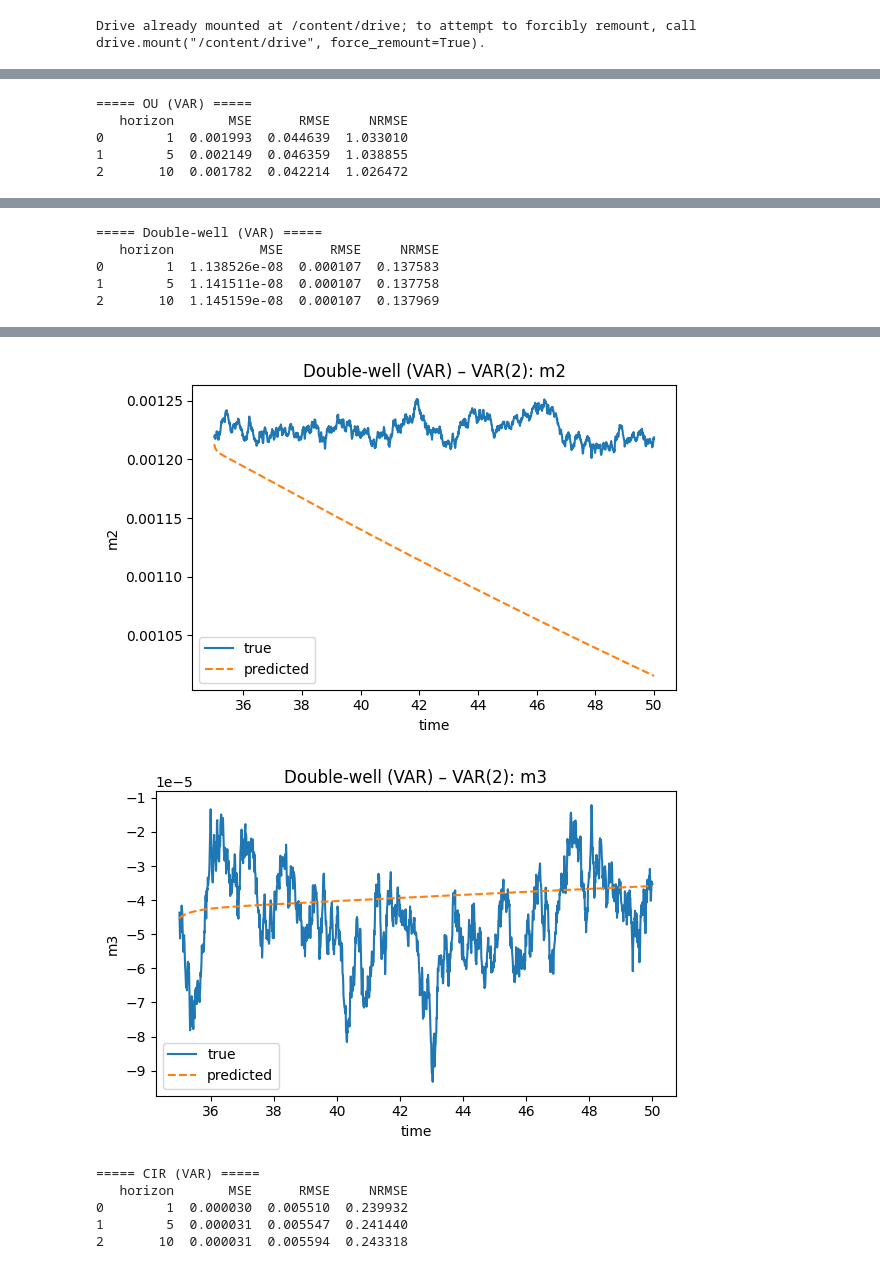
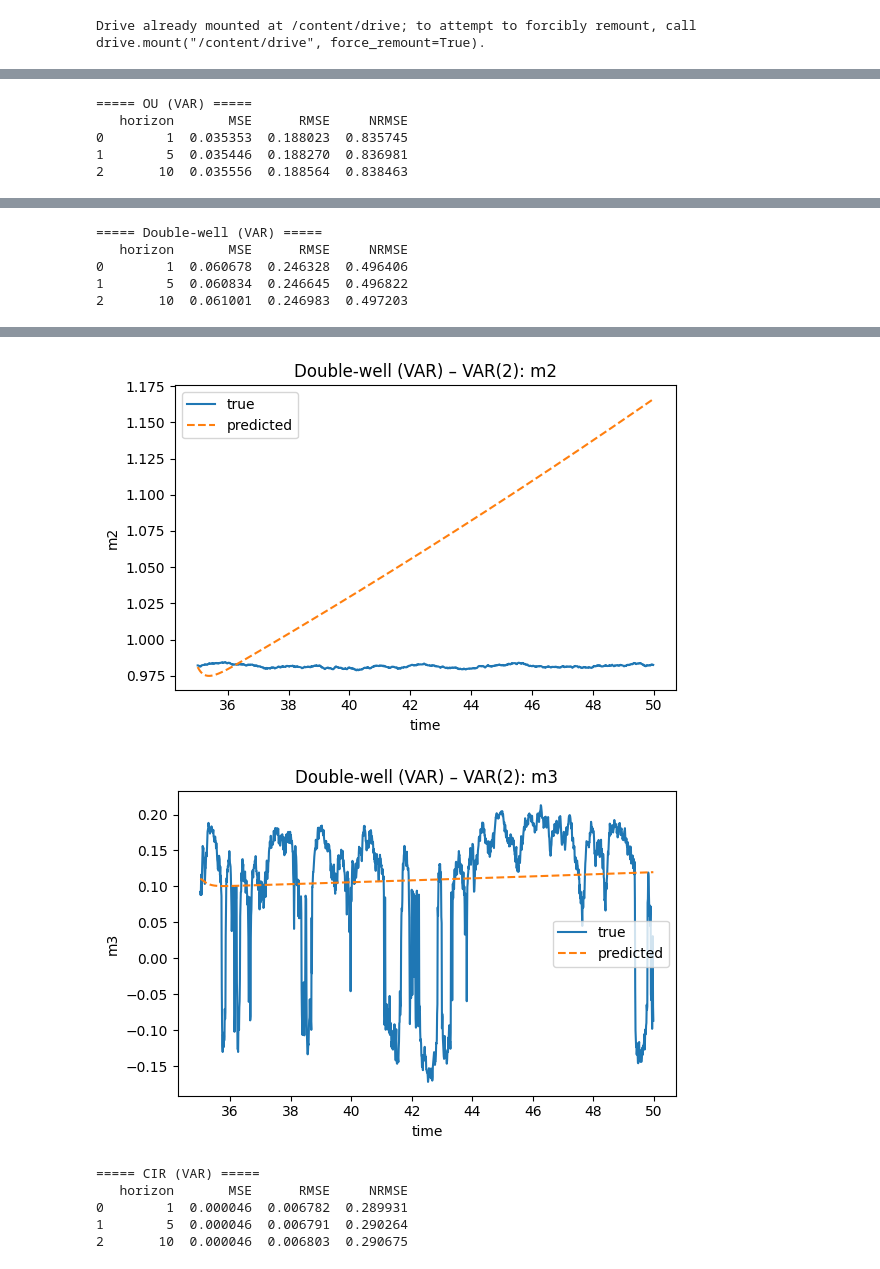
Before and after one commit to alan-w25/ese4380-project, a Jupyter notebook: notebooks/baseline.ipynb, the cells around one changed output, grey strips where cells are left out. Saved outputs shown, nothing was run; the diff lists cells and outputs as text; code cells hidden in the pictures.

Commit message:
baseline with correct data

```diff
--- a/notebooks/baseline.ipynb
+++ b/notebooks/baseline.ipynb
@@ -351 +318,26 @@ def recursive_forecast_poly(M_norm, model, poly, T_train):
+# %%
+def recursive_forecast_poly(M_norm, model, poly, T_train, scale_vec):
+    """
+    Closed-loop rollout of the polynomial baseline.
+
+    M_norm  : [T, k] normalized true moments
+    model   : fitted Ridge model
+    poly    : fitted PolynomialFeatures
+    T_train : train length
+    scale_vec : [k] scaling factors used in training
+    """
+    T, k = M_norm.shape
+    # initial conditions: last two train points
+    prev = M_norm[T_train-1].copy()
+
+    preds = []
+    for t in range(T_train, T-1):
+        # scale input exactly as in training
+        x_scaled = (prev / scale_vec).reshape(1, -1)
+        x_poly = poly.transform(x_scaled)
+        next_pred = model.predict(x_poly)[0]
+        preds.append(next_pred)
+        prev = next_pred
+
+    return np.array(preds)
 # %%
@@ -451,8 +406,12 @@ cir_raw = cir_raw.iloc[1:].reset_index(drop=True)  # drop artifact row
 cir_raw = cir_raw.iloc[:, :10]                     # first 10 moments
 cir_raw.columns = [f"m{k}" for k in range(1, 11)]
 cir_df = add_time_column(cir_raw, dt=0.01)
-ou_df = compute_ou_10_raw_moments_from_csv(OU_RAW_PATH, dt=DT_OU, max_order=10)
 
+ou_raw = pd.read_csv(OU_PATH, header=None)
+ou_raw = ou_raw.iloc[1:].reset_index(drop=True)  # drop artifact row
+ou_raw = ou_raw.iloc[:, :10]                     # first 10 moments
+ou_raw.columns = [f"m{k}" for k in range(1, 11)]
+ou_df = add_time_column(ou_raw, dt=0.01)
 print(ou_df.head())
 print(dw_df.head())
 print(cir_df.head())
@@ -477,8 +435,0 @@ print(cir_df.head())
-# %%
-ou_df  = clean_moment_df(ou_df,  dt=DT_OU, add_time_if_missing=("time" not in ou_df.columns))
-dw_df  = clean_moment_df(dw_df,  dt=0.01,  add_time_if_missing=("time" not in dw_df.columns))
-cir_df = clean_moment_df(cir_df, dt=0.01,  add_time_if_missing=("time" not in cir_df.columns))
-
-print("OU columns: ", ou_df.columns)
-print("DW columns: ", dw_df.columns)
-print("CIR columns:", cir_df.columns)
@@ -493,9 +440,9 @@ metrics_dw_var  = run_var_baseline("Double-well (VAR)", dw_df)
 metrics_cir_var = run_var_baseline("CIR (VAR)", cir_df)
 
 # --- Run Polynomial baseline on 10-moment data ---
-metrics_ou_poly  = run_poly_baseline("OU (Poly)", ou_df, degree=2)
-metrics_dw_poly  = run_poly_baseline("Double-well (Poly)", dw_df, degree=2)
-metrics_cir_poly = run_poly_baseline("CIR (Poly)", cir_df, degree=2)
+metrics_ou_poly  = run_poly_baseline("OU (Poly)", ou_df,  degree=2, ridge_alpha=1.0)
+metrics_dw_poly  = run_poly_baseline("Double-well (Poly)", dw_df, degree=2, ridge_alpha=1.0)
+metrics_cir_poly = run_poly_baseline("CIR (Poly)", cir_df, degree=2, ridge_alpha=1.0)
 
 # --- Create summary table ---
 summary = pd.concat([
@@ -512,6 +459,6 @@ print(summary.reset_index(drop=True))
 # %% [output]
 ===== OU (VAR) =====
    horizon       MSE      RMSE     NRMSE
-0        1  0.001993  0.044639  1.033010
-1        5  0.002149  0.046359  1.038855
-2       10  0.001782  0.042214  1.026472
+0        1  0.035353  0.188023  0.835745
+1        5  0.035446  0.188270  0.836981
+2       10  0.035556  0.188564  0.838463
@@ -521,5 +468,5 @@ print(summary.reset_index(drop=True))
 ===== Double-well (VAR) =====
-   horizon           MSE      RMSE     NRMSE
-0        1  1.138526e-08  0.000107  0.137583
-1        5  1.141511e-08  0.000107  0.137758
-2       10  1.145159e-08  0.000107  0.137969
+   horizon       MSE      RMSE     NRMSE
+0        1  0.060678  0.246328  0.496406
+1        5  0.060834  0.246645  0.496822
+2       10  0.061001  0.246983  0.497203
@@ -527,7 +474,7 @@ print(summary.reset_index(drop=True))
-[figure, old version]
+[figure, new version]
-[figure, old version]
+[figure, new version]
 ===== CIR (VAR) =====
    horizon       MSE      RMSE     NRMSE
-0        1  0.000030  0.005510  0.239932
-1        5  0.000031  0.005547  0.241440
-2       10  0.000031  0.005594  0.243318
+0        1  0.000046  0.006782  0.289931
+1        5  0.000046  0.006791  0.290264
+2       10  0.000046  0.006803  0.290675
```
Also changed, not shown: parts of 10 cells of this notebook.
